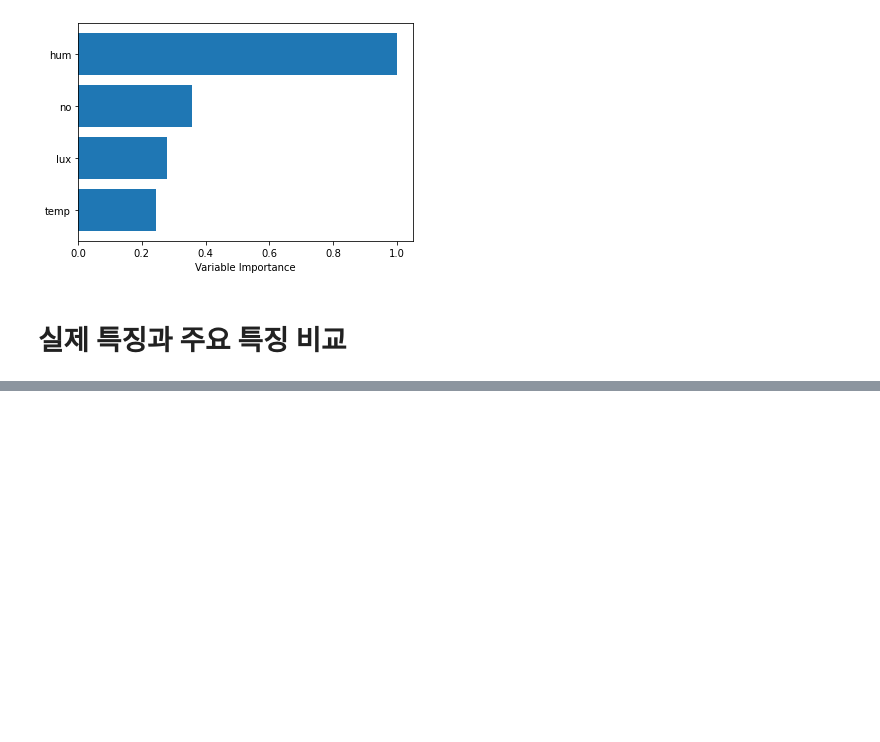
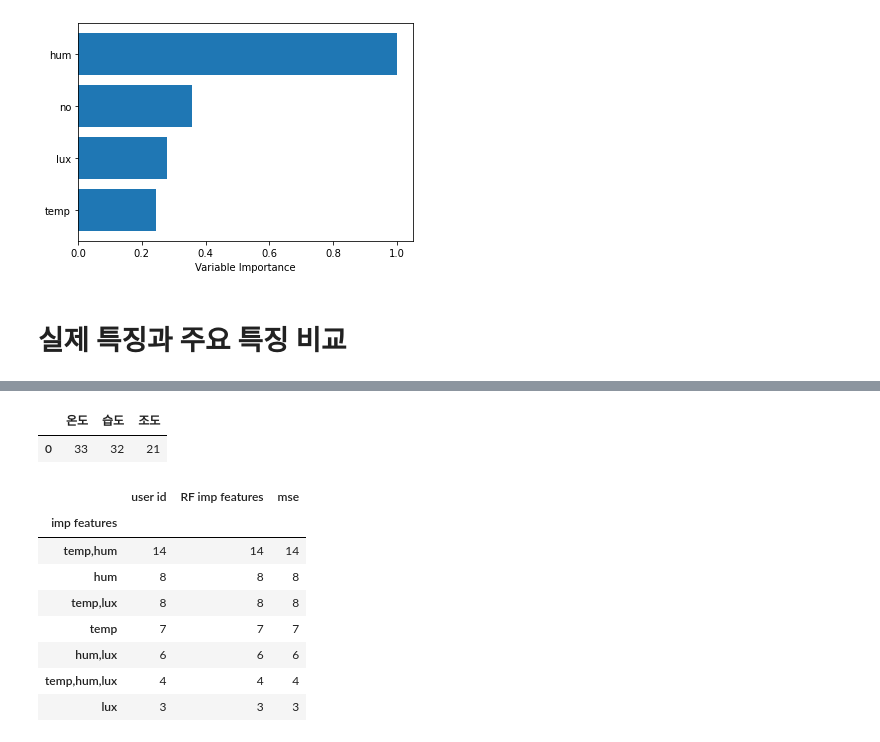
Before and after one commit to formegusto/survey-learning-system, a Jupyter notebook: Sincerity by RandomForest.ipynb, the cells around one changed output, grey strips where cells are left out. Saved outputs shown, nothing was run; the diff lists cells and outputs as text; code cells hidden in the pictures; blank space fills up the shorter version.

```diff
--- a/Sincerity by RandomForest.ipynb
+++ b/Sincerity by RandomForest.ipynb
@@ -266,3 +279,4 @@ for user in users:
     }, ignore_index=True)
 # %%
-_record
+part_user = _record[:50].copy()
+# part_user[part_user['imp features'] == part_user['RF imp features']]
@@ -296,0 +397,22 @@ _record[90:100]
+# %%
+apt_anal = pd.DataFrame()
+apt_anal['온도'] = [anal_user[anal_user['temp'] == True].count().values[0]]
+apt_anal['습도'] = [anal_user[anal_user['hum'] == True].count().values[1]]
+apt_anal['조도'] = [anal_user[anal_user['lux'] == True].count().values[1]]
+
+apt_anal
+# %% [output]
+|  | 온도 | 습도 | 조도 |
+| 0 | 33 | 32 | 21 |
+# %%
+part_user.groupby('imp features').count().sort_values(by=['user id'], ascending=False)
+# %% [output]
+|  | user id | RF imp features | mse |
+| imp features |  |  |  |
+| temp,hum | 14 | 14 | 14 |
+| hum | 8 | 8 | 8 |
+| temp,lux | 8 | 8 | 8 |
+| temp | 7 | 7 | 7 |
+| hum,lux | 6 | 6 | 6 |
+| temp,hum,lux | 4 | 4 | 4 |
+| lux | 3 | 3 | 3 |
```
Also changed, not shown: parts of 17 cells of this notebook.
